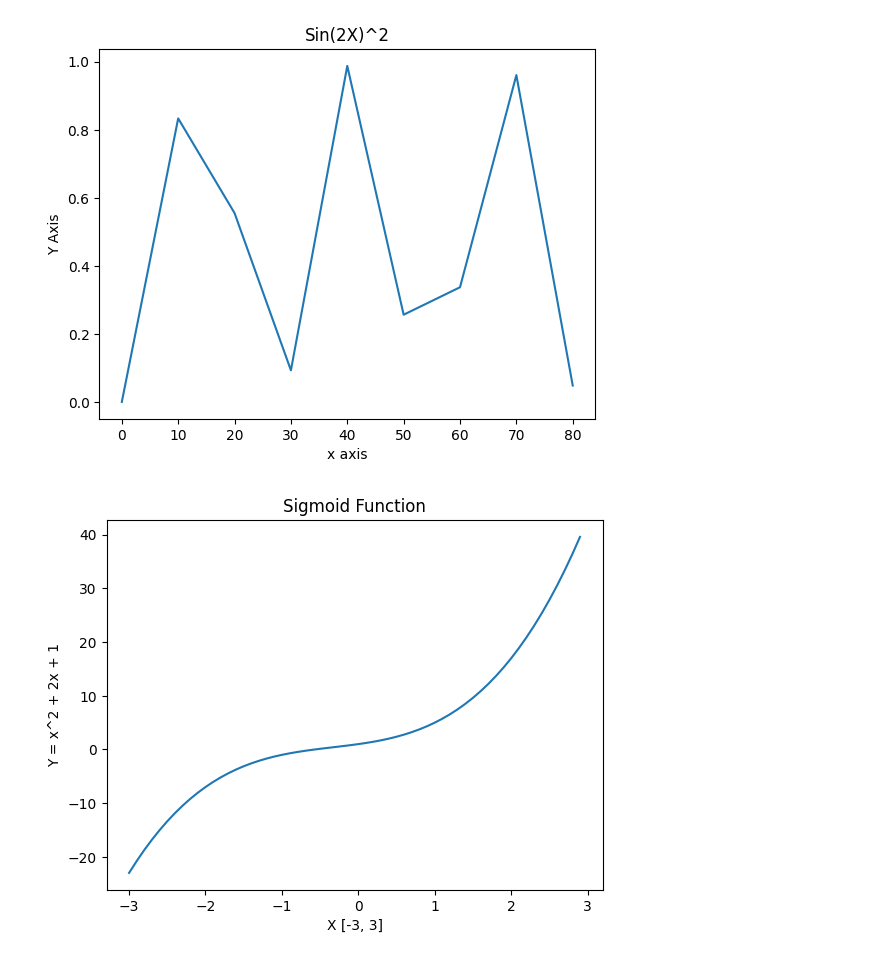
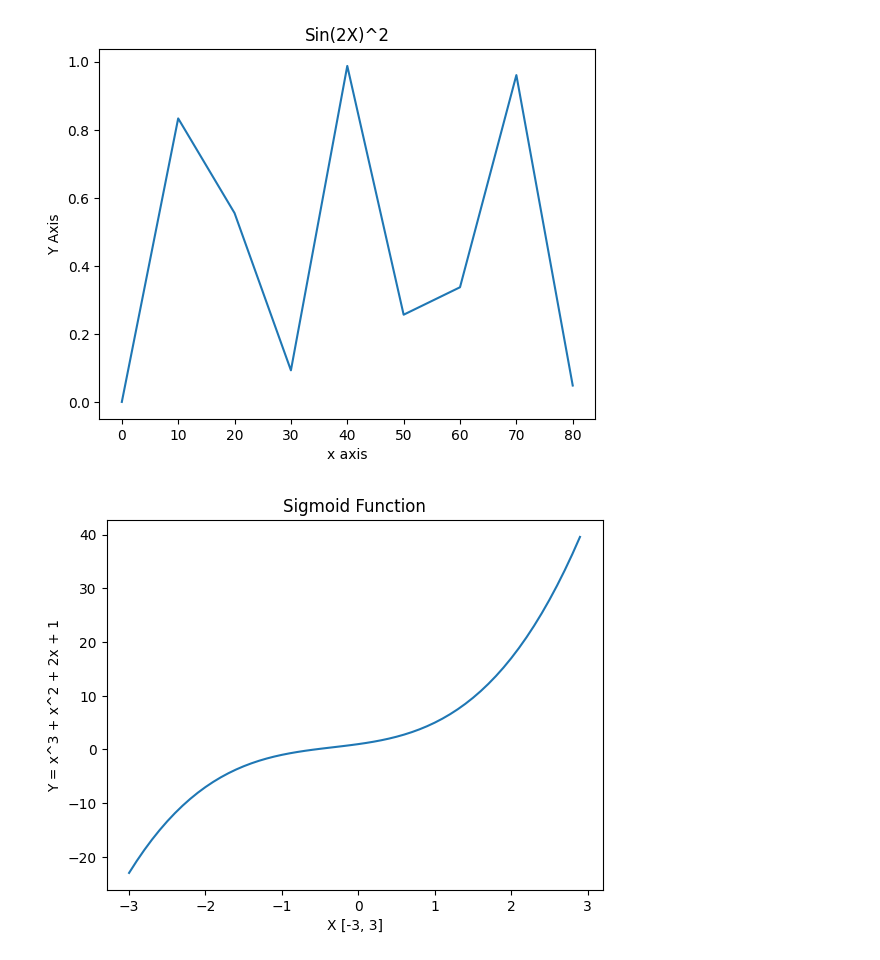
Before and after one commit to dr-afshinmehr/Computer_Vision_Image_Processing_Learning, a Jupyter notebook: Matrices_&_Vector_Calculating/Vectores&Matrices.ipynb, the cells around one changed output. Saved outputs shown, nothing was run; the diff lists cells and outputs as text; code cells hidden in the pictures.

```diff
--- a/Matrices_&_Vector_Calculating/Vectores&Matrices.ipynb
+++ b/Matrices_&_Vector_Calculating/Vectores&Matrices.ipynb
@@ -101,12 +101,12 @@ plt.show(plot)
 # %%
 x = np.array([item for item in np.arange(-3, 3, 0.1)])
 y = (x**3) + (x**2) + (2*x) + 1
 # y = np.sin(x)
 
 plot = plt.plot(x, y)
 plt.title("Sigmoid Function")
 plt.xlabel("X [-3, 3]")
-plt.ylabel("Y = x^2 + 2x + 1")
+plt.ylabel("Y = x^3 + x^2 + 2x + 1")
 plt.show(plot)
 # %% [output]
-[figure, old version]
+[figure, new version]
```
